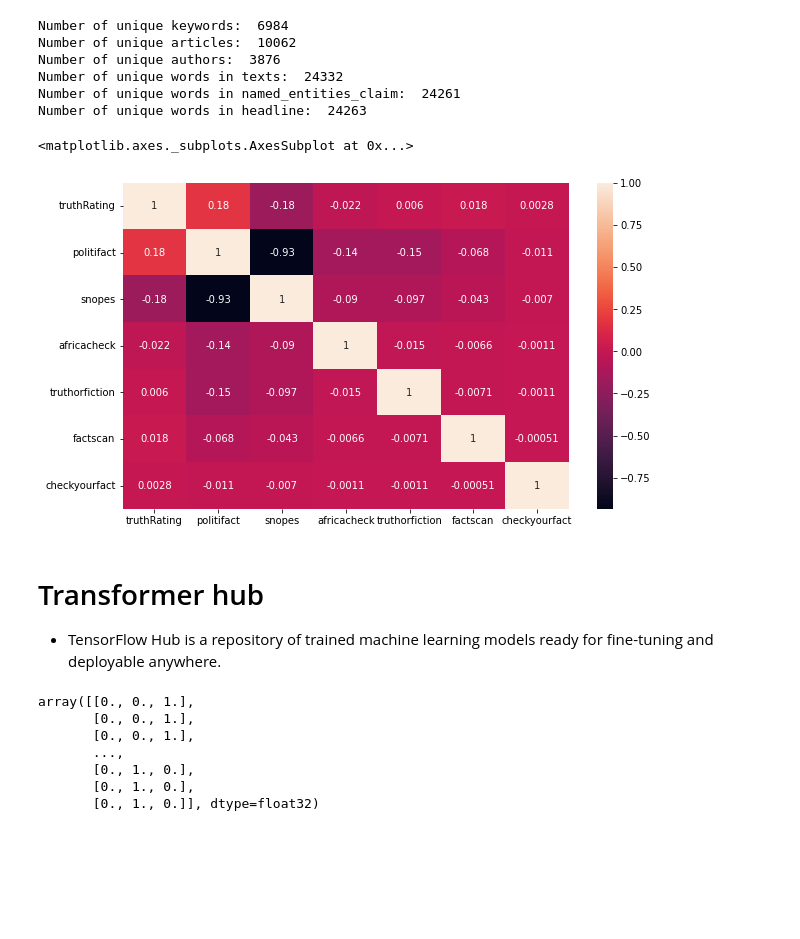
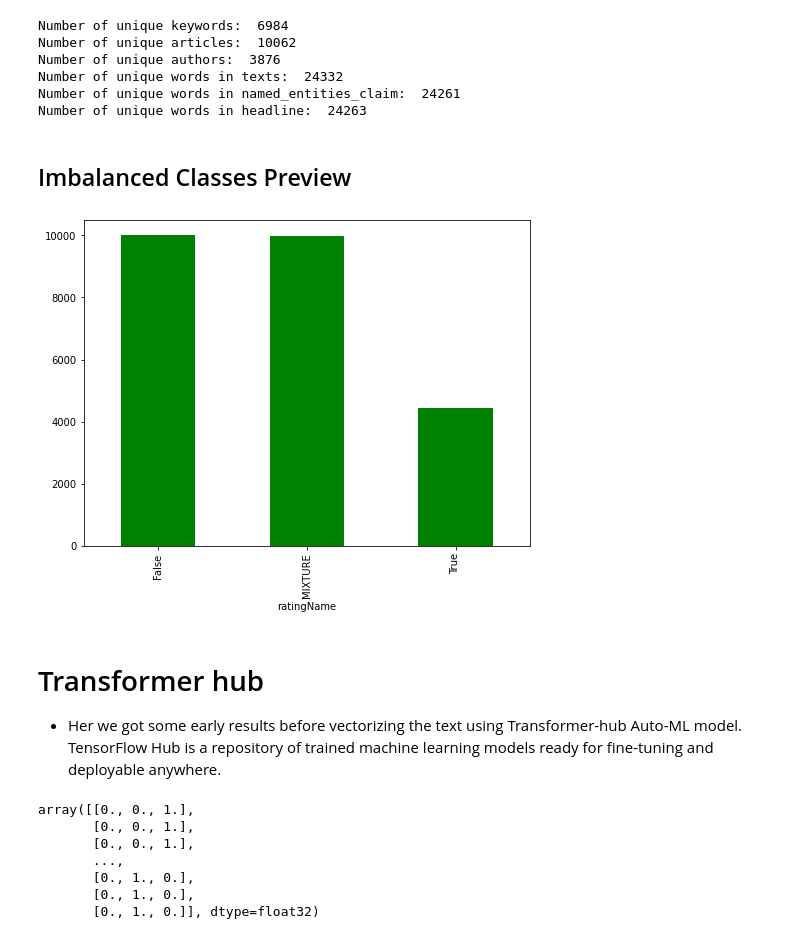
Before and after one commit to EnsiyehRaoufi/Claims-Knowledge-Graph, a Jupyter notebook: ClaimsKG.ipynb, the cells around one changed output. Saved outputs shown, nothing was run; the diff lists cells and outputs as text; code cells hidden in the pictures; blank space fills up the shorter version.

```diff
--- a/ClaimsKG.ipynb
+++ b/ClaimsKG.ipynb
@@ -630,16 +617,19 @@ Number of unique authors:  3876
 Number of unique words in texts:  24332
 Number of unique words in named_entities_claim:  24261
 Number of unique words in headline:  24263
-# %%
-cor = claimskg.corr()
-plt.figure(figsize=(10,6))
-sns.heatmap(cor , annot=True)
-# %% [output]
-<matplotlib.axes._subplots.AxesSubplot at 0x...>
-[figure, removed]
+# %% [markdown]
+## Imbalanced Classes Preview
+# %%
+#Imbalanced Classes
+
+fig = plt.figure(figsize=(8,6))
+claimskg.groupby('ratingName').ratingName.count().plot.bar(ylim=0, color="g")
+plt.show()
+# %% [output]
+[figure, added]
 # %% [markdown]
 # Transformer hub
-- TensorFlow Hub is a repository of trained machine learning models ready for fine-tuning and deployable anywhere.
+- Her we got some early results before vectorizing the text using Transformer-hub Auto-ML model. TensorFlow Hub is a repository of trained machine learning models ready for fine-tuning and deployable anywhere.
 # %%
 claimskg = pd.read_csv('claimskg_fulledited_1.csv')
 # %%
```
Also changed, not shown: parts of 67 cells of this notebook.
